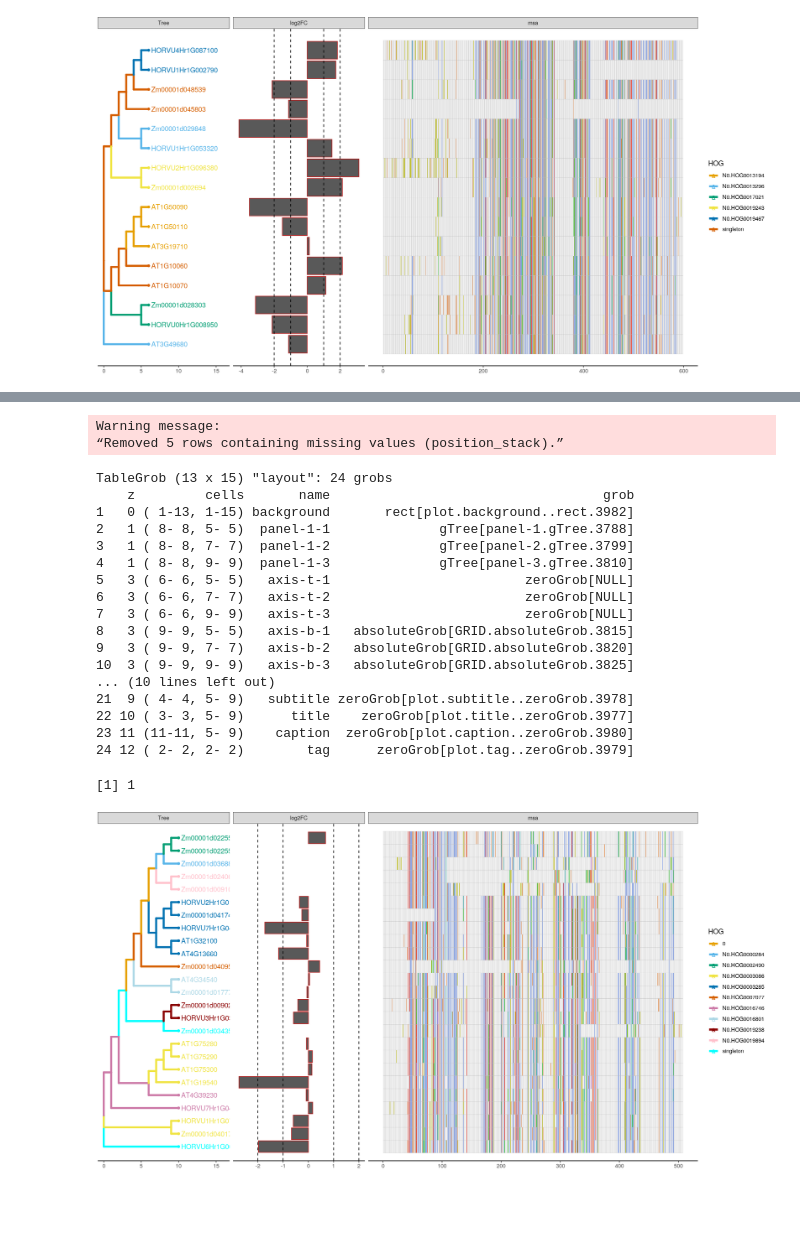
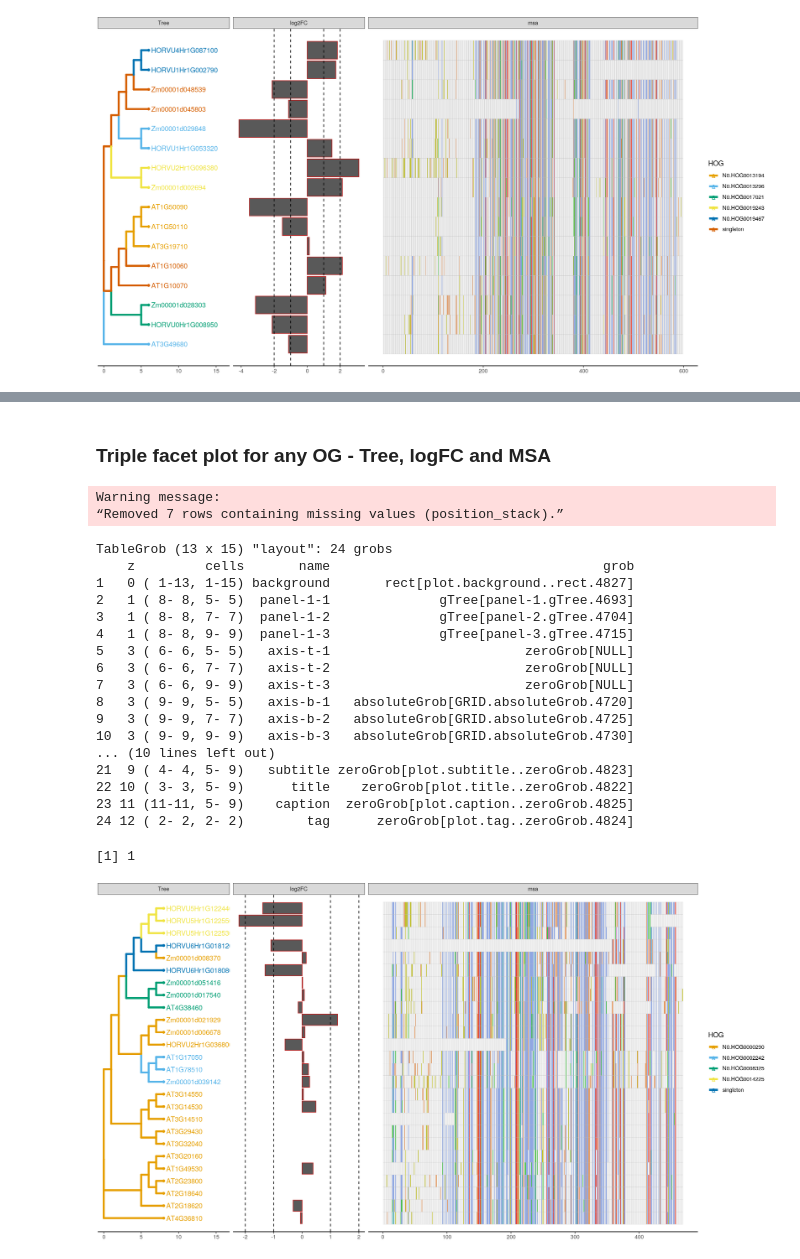
Before and after one commit to tgstoecker/A2TEA.WebApp, a Jupyter notebook: tree_building.ipynb, the cells around one changed output, grey strips where cells are left out. Drawn from its saved outputs; the diff is of its cells as text; code cells hidden in the pictures; blank space fills up the shorter version.

Commit message:
tested successfully with HOG level output incl. in .RData input

```diff
--- a/tree_building.ipynb
+++ b/tree_building.ipynb
@@ -820,28 +852,6 @@ TableGrob (13 x 15) "layout": 24 grobs
+# %% [markdown]
+### Triple facet plot for any OG - Tree, logFC and MSA
 # %%
-#using save() and load()
-#works and is less code since I don't have to assign sublists
-
-#in any cases it is important to either also import or to create the classes
-#since it's only two and nothing too complex I think it actually helps understanding to have them again here
-
-## define my two classes - defining the A2TEA HYPOTHESES object ;D
-# class for the expanded_OG - containing all different types of data we have on it
-setClass("expanded_OG", slots=list(genes="spec_tbl_df",
-                                  fasta_files="list",
-                                  msa="AAMultipleAlignment",
-                                  tree="phylo"))
-
-# class for the hypotheses
-setClass("hypothesis", slots=list(description="character",
-                                  number="character",
-                                  expanded_in ="character",
-                                  compared_to="character",
-                                  expanded_OGs="list"))
-
-
-#load("/home/tyll/Desktop/PhD/A2TEA/shiny/example_trees/A2TEA_finished.RData")
-
-
 # choice - have to see how to do it in shiny
 # but in any case I can assign the name of HOG, etc. to a variable and
 # call it conveniently as part of a $ operator string inside "[[]]"
@@ -851,16 +861,20 @@ setClass("hypothesis", slots=list(description="character",
 #hypotheses
 
 #choose OG to look at
-OG_name <- "N0.HOG0003086"
+#OG_name <- "N0.HOG0003356"
+OG_name <- "N0.HOG0004924"
+#OG_name <- "N0.HOG0000290"
 
 
-#tree <- HYPOTHESES.a2tea$hypothesis_1@expanded_OGs$N0.HOG0000431@tree
+#tree <- HYPOTHESES.a2tea$hypothesis_1@expanded_OGs$N0.HOG0004358
 tree <- HYPOTHESES.a2tea$hypothesis_1@expanded_OGs[[OG_name]]@tree
 info <- HOG_DE.a2tea
 
 
 #extracted from colourblind - removed black... how to deal with NAs..
-cols <- c("#E69F00", "#56B4E9", "#009E73", "#F0E442", "#0072B2", "#D55E00", "#CC79A7", "lightblue", "darkred", "pink", "cyan")
+cols <- c("#E69F00", "#56B4E9", "#009E73", "#F0E442", "#0072B2", "#D55E00", "#CC79A7", "lightblue", "darkred")
+#          "lightblue", "darkred", "pink", "cyan", "grey", "violet", "magenta", "gold",
+#          "darkgreen", "darkblue")
 
 
 # rlang package has the function is_empty()
@@ -918,46 +932,46 @@ data <- tidy_msa(x, start = 1, end = 598)
 
 
 #use font to display amino acid code, eg "helvetical"
 p3 <- p2 + geom_facet(geom = geom_msa, data = data,  panel = 'msa',
                font = NULL, color = "Clustal")
 
 
 gt = ggplot_gtable(ggplot_build(p3))
 gtable_show_layout(gt)
 gt
 
 gt$layout$l[grep('background', gt$layout$name)]
 #gt$widths[1] = 20*gt$widths[1] # in this case it was colmun 5 - double the width
 gt$widths[5] = 2*gt$widths[5] # in this case it was colmun 5 - double the width
 gt$widths[7] = 2*gt$widths[7] # in this case it was colmun 7 - double the width
 gt$widths[9] = 5*gt$widths[9] # in this case it was colmun 9 - double the width
 
 #this option is nice for jupyter but I have to see what will be possible in shiny
 options(repr.plot.width=15, repr.plot.height=8)
 
 grid.draw(gt) # plot with grid draw
 # %% [output]
 Warning message:
-“Removed 5 rows containing missing values (position_stack).”
+“Removed 7 rows containing missing values (position_stack).”
 TableGrob (13 x 15) "layout": 24 grobs
     z         cells       name                                   grob
-1   0 ( 1-13, 1-15) background       rect[plot.background..rect.3982]
-2   1 ( 8- 8, 5- 5)  panel-1-1              gTree[panel-1.gTree.3788]
-3   1 ( 8- 8, 7- 7)  panel-1-2              gTree[panel-2.gTree.3799]
-4   1 ( 8- 8, 9- 9)  panel-1-3              gTree[panel-3.gTree.3810]
+1   0 ( 1-13, 1-15) background       rect[plot.background..rect.4827]
+2   1 ( 8- 8, 5- 5)  panel-1-1              gTree[panel-1.gTree.4693]
+3   1 ( 8- 8, 7- 7)  panel-1-2              gTree[panel-2.gTree.4704]
+4   1 ( 8- 8, 9- 9)  panel-1-3              gTree[panel-3.gTree.4715]
 5   3 ( 6- 6, 5- 5)   axis-t-1                         zeroGrob[NULL]
 6   3 ( 6- 6, 7- 7)   axis-t-2                         zeroGrob[NULL]
 7   3 ( 6- 6, 9- 9)   axis-t-3                         zeroGrob[NULL]
-8   3 ( 9- 9, 5- 5)   axis-b-1   absoluteGrob[GRID.absoluteGrob.3815]
-9   3 ( 9- 9, 7- 7)   axis-b-2   absoluteGrob[GRID.absoluteGrob.3820]
-10  3 ( 9- 9, 9- 9)   axis-b-3   absoluteGrob[GRID.absoluteGrob.3825]
+8   3 ( 9- 9, 5- 5)   axis-b-1   absoluteGrob[GRID.absoluteGrob.4720]
+9   3 ( 9- 9, 7- 7)   axis-b-2   absoluteGrob[GRID.absoluteGrob.4725]
+10  3 ( 9- 9, 9- 9)   axis-b-3   absoluteGrob[GRID.absoluteGrob.4730]
 ... (10 lines left out)
-21  9 ( 4- 4, 5- 9)   subtitle zeroGrob[plot.subtitle..zeroGrob.3978]
-22 10 ( 3- 3, 5- 9)      title    zeroGrob[plot.title..zeroGrob.3977]
-23 11 (11-11, 5- 9)    caption  zeroGrob[plot.caption..zeroGrob.3980]
-24 12 ( 2- 2, 2- 2)        tag      zeroGrob[plot.tag..zeroGrob.3979]
+21  9 ( 4- 4, 5- 9)   subtitle zeroGrob[plot.subtitle..zeroGrob.4823]
+22 10 ( 3- 3, 5- 9)      title    zeroGrob[plot.title..zeroGrob.4822]
+23 11 (11-11, 5- 9)    caption  zeroGrob[plot.caption..zeroGrob.4825]
+24 12 ( 2- 2, 2- 2)        tag      zeroGrob[plot.tag..zeroGrob.4824]
 [1] 1
-[figure, old version]
+[figure, new version]
 # %%
 #HOG_DE.a2tea$log2FoldChange[HOG_DE.a2tea$gene == tree$tip.label]
 #tree$tip.label
```
Also changed, not shown: parts of 8 cells of this notebook.
